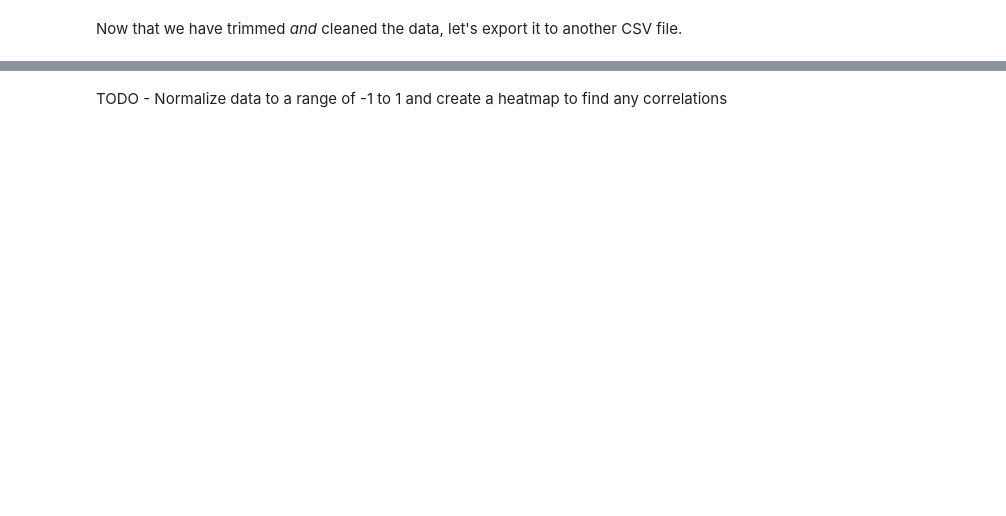
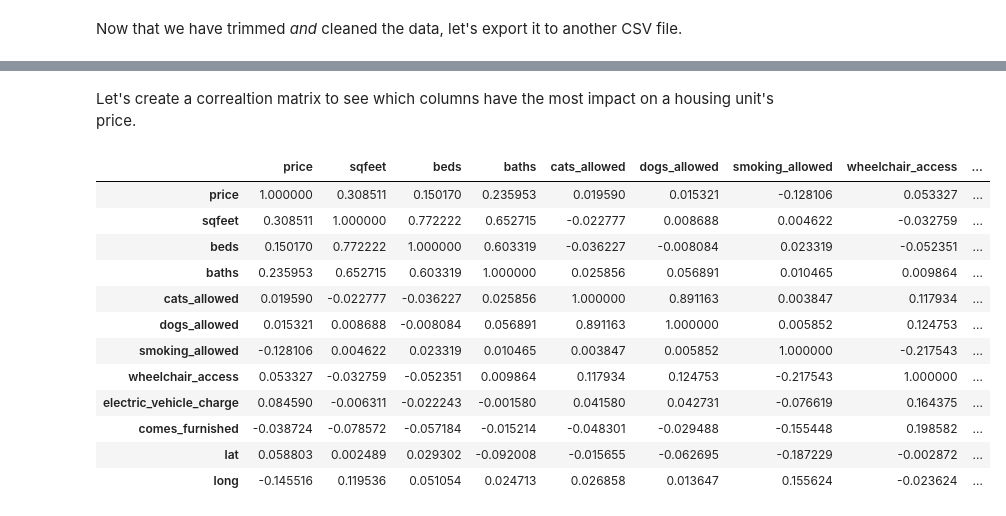
Before and after one commit to moferg/usa-housing-analysis, a Jupyter notebook: usa_housing_analysis.ipynb, the cells around one changed output, grey strips where cells are left out. Cells and saved outputs as stored; diff of their text form; code cells hidden in the pictures; blank space fills up the shorter version.

```diff
--- a/usa_housing_analysis.ipynb
+++ b/usa_housing_analysis.ipynb
@@ -452,2 +453,20 @@ df_no_outliers.to_csv('data\housing_cleaned.csv')
-# %% [markdown]
-TODO - Normalize data to a range of -1 to 1 and create a heatmap to find any correlations
+# %% [markdown]
+Let's create a correaltion matrix to see which columns have the most impact on a housing unit's price.
+# %%
+corr = df_no_outliers.corr()
+
+corr
+# %% [output]
+|  | price | sqfeet | beds | baths | cats_allowed | dogs_allowed | smoking_allowed | wheelchair_access | ... |
+| price | 1.000000 | 0.308511 | 0.150170 | 0.235953 | 0.019590 | 0.015321 | -0.128106 | 0.053327 | ... |
+| sqfeet | 0.308511 | 1.000000 | 0.772222 | 0.652715 | -0.022777 | 0.008688 | 0.004622 | -0.032759 | ... |
+| beds | 0.150170 | 0.772222 | 1.000000 | 0.603319 | -0.036227 | -0.008084 | 0.023319 | -0.052351 | ... |
+| baths | 0.235953 | 0.652715 | 0.603319 | 1.000000 | 0.025856 | 0.056891 | 0.010465 | 0.009864 | ... |
+| cats_allowed | 0.019590 | -0.022777 | -0.036227 | 0.025856 | 1.000000 | 0.891163 | 0.003847 | 0.117934 | ... |
+| dogs_allowed | 0.015321 | 0.008688 | -0.008084 | 0.056891 | 0.891163 | 1.000000 | 0.005852 | 0.124753 | ... |
+| smoking_allowed | -0.128106 | 0.004622 | 0.023319 | 0.010465 | 0.003847 | 0.005852 | 1.000000 | -0.217543 | ... |
+| wheelchair_access | 0.053327 | -0.032759 | -0.052351 | 0.009864 | 0.117934 | 0.124753 | -0.217543 | 1.000000 | ... |
+| electric_vehicle_charge | 0.084590 | -0.006311 | -0.022243 | -0.001580 | 0.041580 | 0.042731 | -0.076619 | 0.164375 | ... |
+| comes_furnished | -0.038724 | -0.078572 | -0.057184 | -0.015214 | -0.048301 | -0.029488 | -0.155448 | 0.198582 | ... |
+| lat | 0.058803 | 0.002489 | 0.029302 | -0.092008 | -0.015655 | -0.062695 | -0.187229 | -0.002872 | ... |
+| long | -0.145516 | 0.119536 | 0.051054 | 0.024713 | 0.026858 | 0.013647 | 0.155624 | -0.023624 | ... |
```
Also changed, not shown: parts of 7 cells of this notebook.
